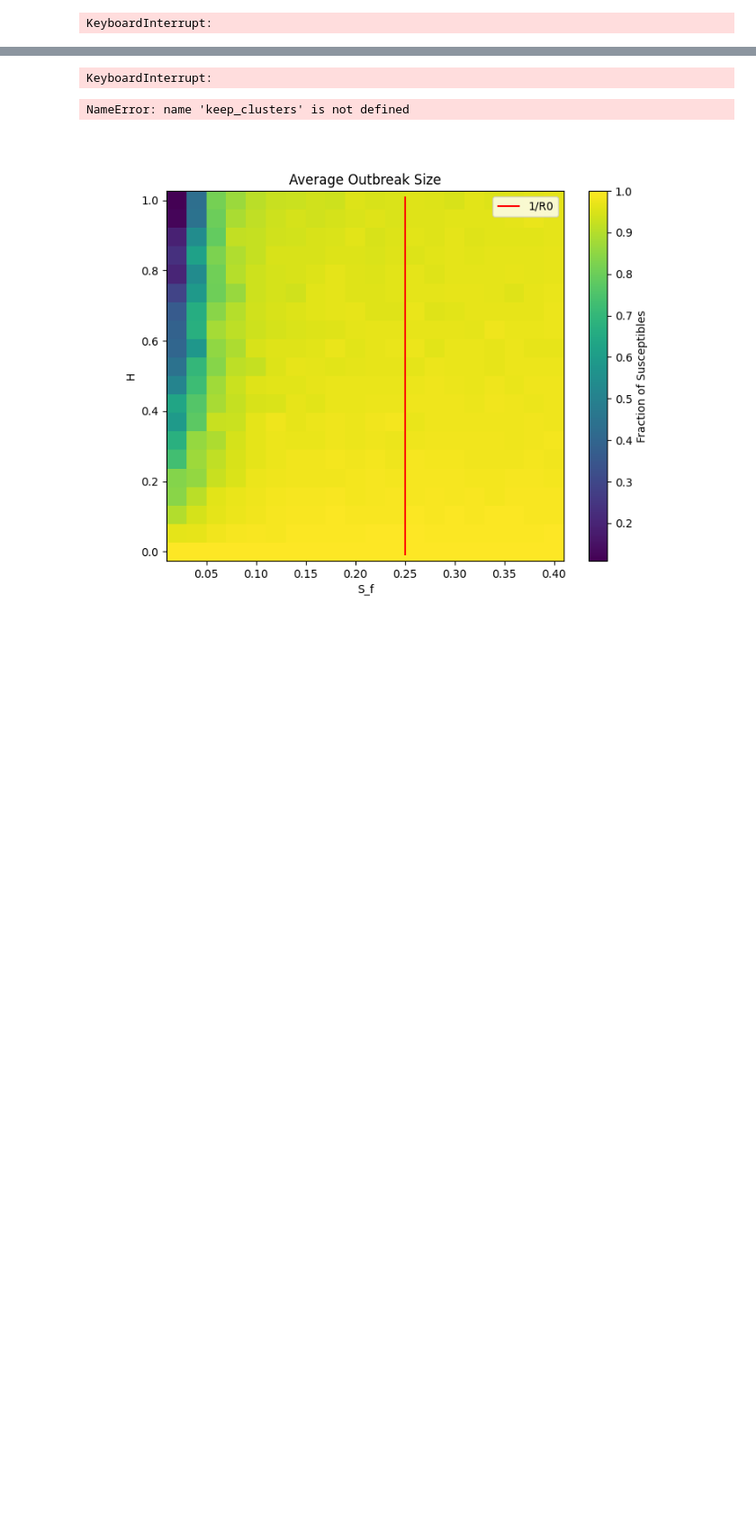
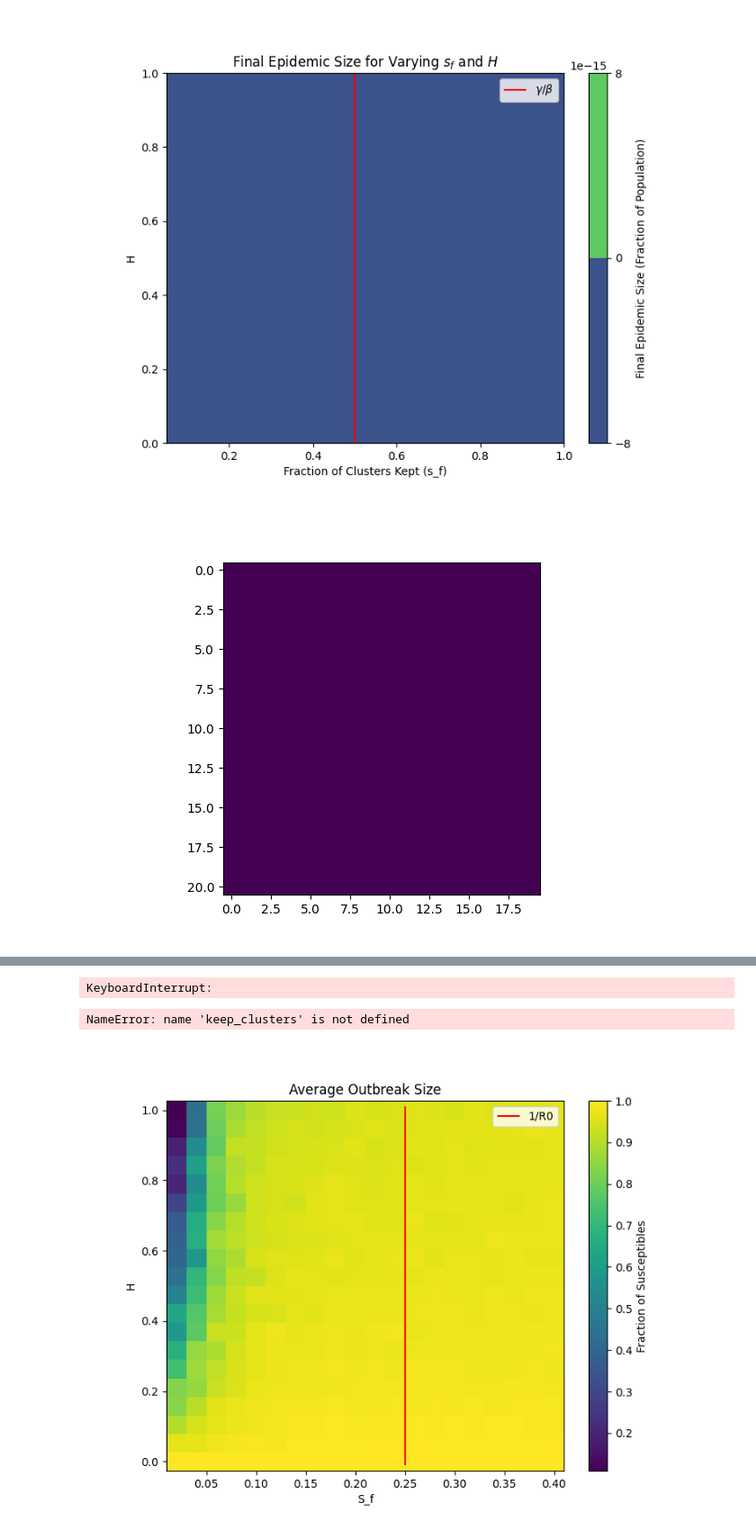
Before and after one commit to AlfredBendtzonHansen/het-measles, a Jupyter notebook: MCliqueRandomGraph.ipynb, the cells around one changed output, grey strips where cells are left out. Shown at 90% size. Cells and saved outputs as stored; diff of their text form; code cells hidden in the pictures; blank space fills up the shorter version.

```diff
--- a/MCliqueRandomGraph.ipynb
+++ b/MCliqueRandomGraph.ipynb
@@ -83,23 +178,23 @@ plt.show()
 # %%
 
 # Parameters for the network
-N = 1000   # Total number of nodes
-M = 3     # Size of cliques
-lambda_edges = 2
+N = 500   # Total number of nodes
+M = 3    # Size of cliques
+lambda_edges = 1
 m_cliques = 2
 
 # Epidemic parameters
 beta = 4   # Infection rate
 gamma = 2  # Recovery rate
 
-max_time = 300.0
+max_time = 160.0
 
 # Ranges for s_f and H
 s_f_values = np.linspace(0.0, 1.0, 41)[1:]  # From 0.025 to 0.5 in step
 H_values = np.linspace(0.0, 1.0, 41)        # From 0 to 1 in steps of 0.05
 
 # Number of runs where we generate new network
-N_runs = 20
+N_runs = 10
 
 # Precompute meshgrid for plotting
 X, Y = np.meshgrid(s_f_values, H_values)
@@ -145,32 +240,33 @@ def process_single_run(k):
 results = Parallel(n_jobs=-1)(
     delayed(process_single_run)(k) for k in range(N_runs)
 )
 
 # Aggregate results
 for k, (fraction_susceptible_run, final_sizes_run) in enumerate(results):
     fraction_susceptible += fraction_susceptible_run
-    final_sizes[:, :, k] = final_sizes_run
+#     final_sizes[:, :, k] = final_sizes_run
 
 # Compute the average fraction of susceptible nodes
 fraction_susceptible /= N_runs
 
 # Compute the average final sizes over runs
 average_final_sizes = np.mean(final_sizes>0.05, axis=2)
 
 # Create the contour/heatmap plot
 plt.figure(figsize=(8, 6))
 cp = plt.contourf(X, Y, average_final_sizes, levels=30, cmap='viridis')
 plt.colorbar(cp, label='Final Epidemic Size (Fraction of Population)')
 plt.vlines(gamma / beta, Y.min(), Y.max(), color="red", label=r"$\gamma / \beta$")
 plt.xlabel('Fraction of Clusters Kept (s_f)')
 plt.ylabel('H')
 plt.title('Final Epidemic Size for Varying $s_f$ and $H$')
 plt.legend()
 plt.show()
 
 
 plt.figure()
 plt.imshow(np.flipud(average_final_sizes))
 plt.show()
 # %% [output]
-KeyboardInterrupt:
+[figure, added]
+[figure, added]
```
Also changed, not shown: parts of 4 cells of this notebook.
